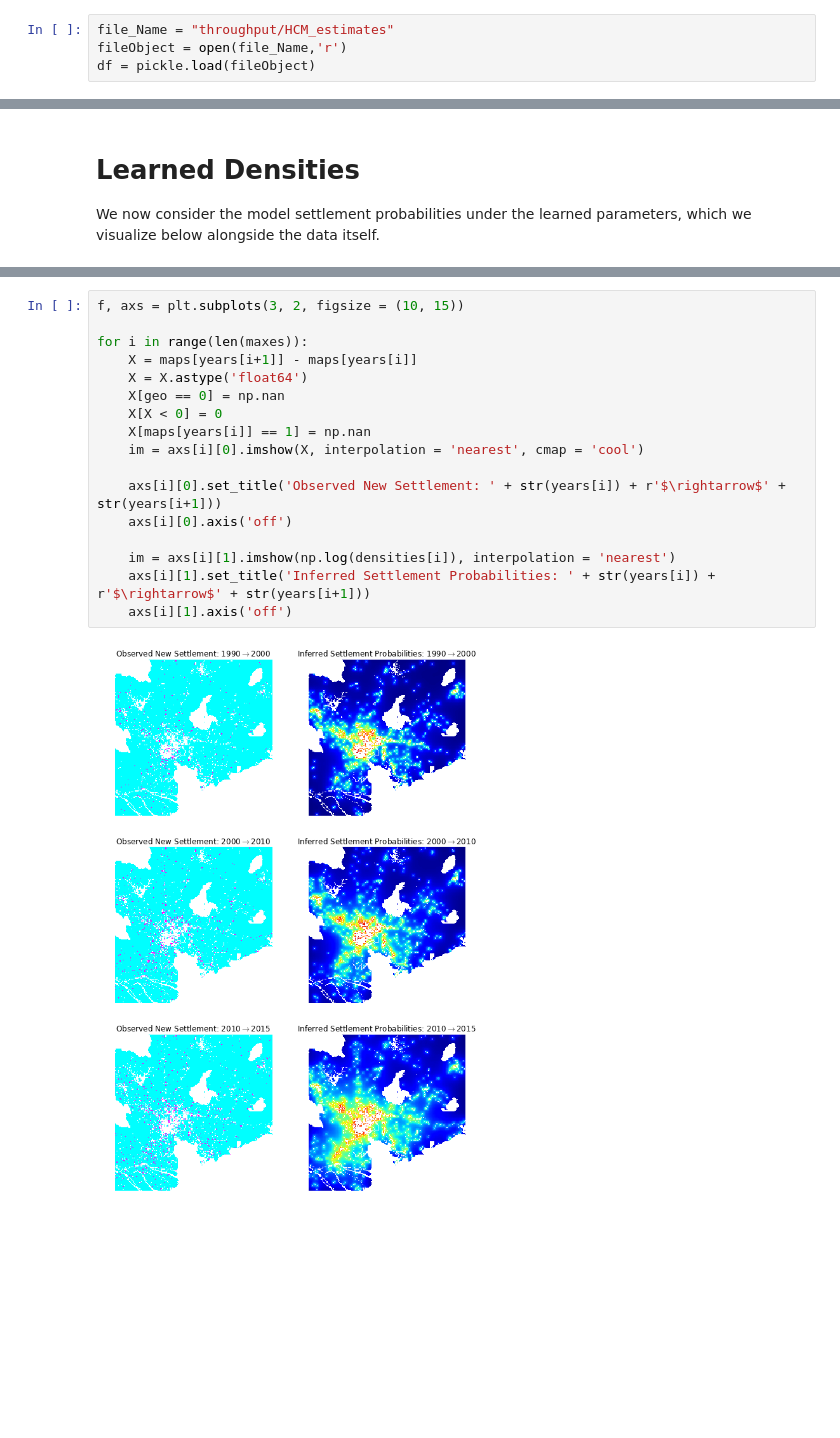
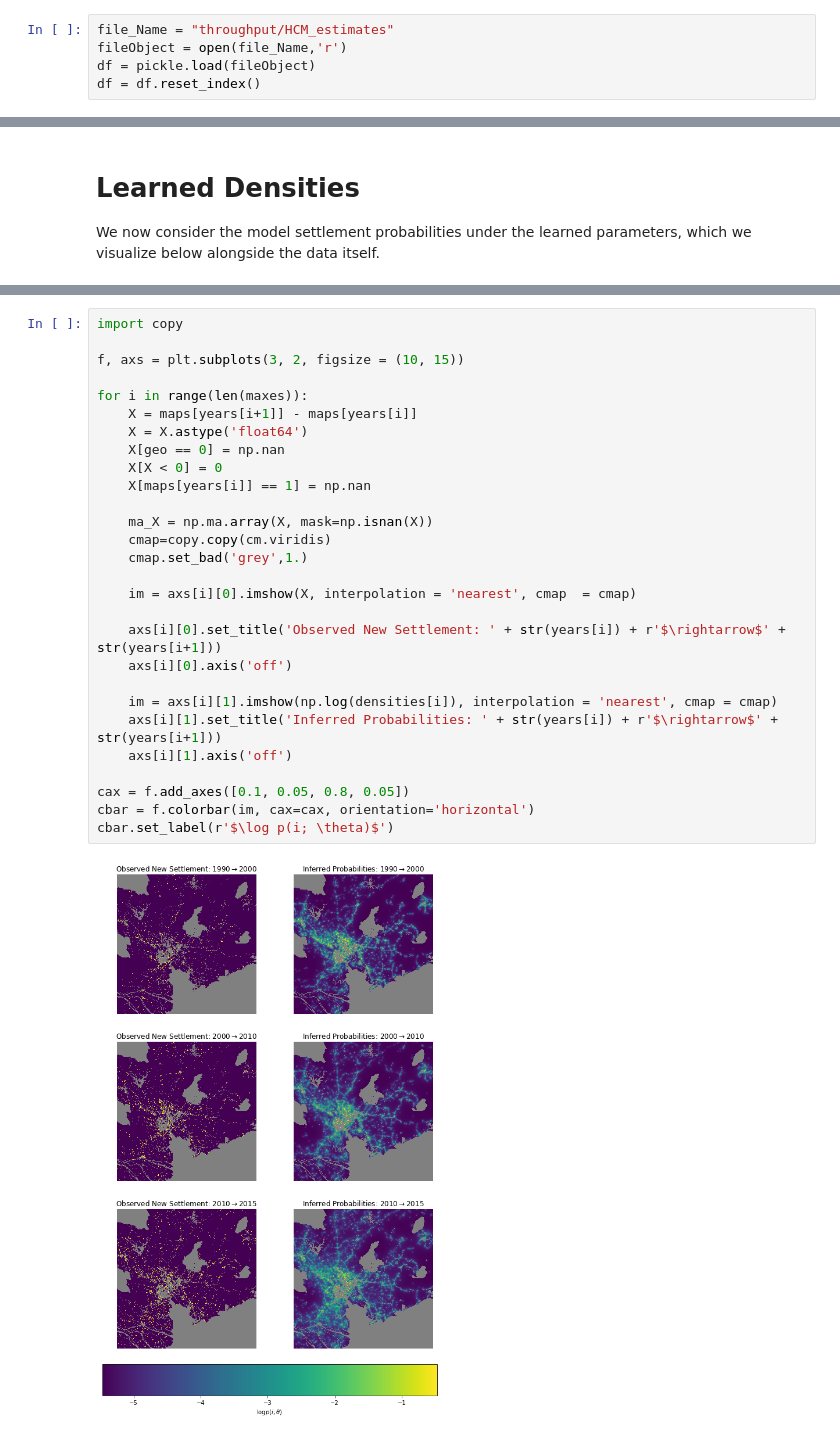
Before and after one commit to adrianalbert/city-simulator, a Jupyter notebook: HCM_Analysis.ipynb, the cells around one changed output, grey strips where cells are left out. Drawn from its saved outputs; the diff is of its cells as text; blank space fills up the shorter version.

```diff
--- a/HCM_Analysis.ipynb
+++ b/HCM_Analysis.ipynb
@@ -48,3 +49,4 @@ geo = np.loadtxt(throughput_dir + '/HCM_geo.txt')
 file_Name = "throughput/HCM_estimates"
 fileObject = open(file_Name,'r')
 df = pickle.load(fileObject)
+df = df.reset_index()
@@ -149,21 +149,32 @@ for i in range(len(maxes)):
     d[geo == 0] = np.nan
     densities.update({i : d})
 # %%
+import copy
+
 f, axs = plt.subplots(3, 2, figsize = (10, 15))
 
 for i in range(len(maxes)):
     X = maps[years[i+1]] - maps[years[i]]
     X = X.astype('float64')
     X[geo == 0] = np.nan
     X[X < 0] = 0
     X[maps[years[i]] == 1] = np.nan
-    im = axs[i][0].imshow(X, interpolation = 'nearest', cmap = 'cool')
+
+    ma_X = np.ma.array(X, mask=np.isnan(X))
+    cmap=copy.copy(cm.viridis)
+    cmap.set_bad('grey',1.)
+
+    im = axs[i][0].imshow(X, interpolation = 'nearest', cmap  = cmap)
 
     axs[i][0].set_title('Observed New Settlement: ' + str(years[i]) + r'$\rightarrow$' + str(years[i+1]))
     axs[i][0].axis('off')
 
-    im = axs[i][1].imshow(np.log(densities[i]), interpolation = 'nearest')
-    axs[i][1].set_title('Inferred Settlement Probabilities: ' + str(years[i]) + r'$\rightarrow$' + str(years[i+1]))
+    im = axs[i][1].imshow(np.log(densities[i]), interpolation = 'nearest', cmap = cmap)
+    axs[i][1].set_title('Inferred Probabilities: ' + str(years[i]) + r'$\rightarrow$' + str(years[i+1]))
     axs[i][1].axis('off')
+
+cax = f.add_axes([0.1, 0.05, 0.8, 0.05])
+cbar = f.colorbar(im, cax=cax, orientation='horizontal')
+cbar.set_label(r'$\log p(i; \theta)$')
 # %% [output]
-[figure, old version]
+[figure, new version]
```
Also changed, not shown: parts of 7 cells of this notebook, 2 other files.
